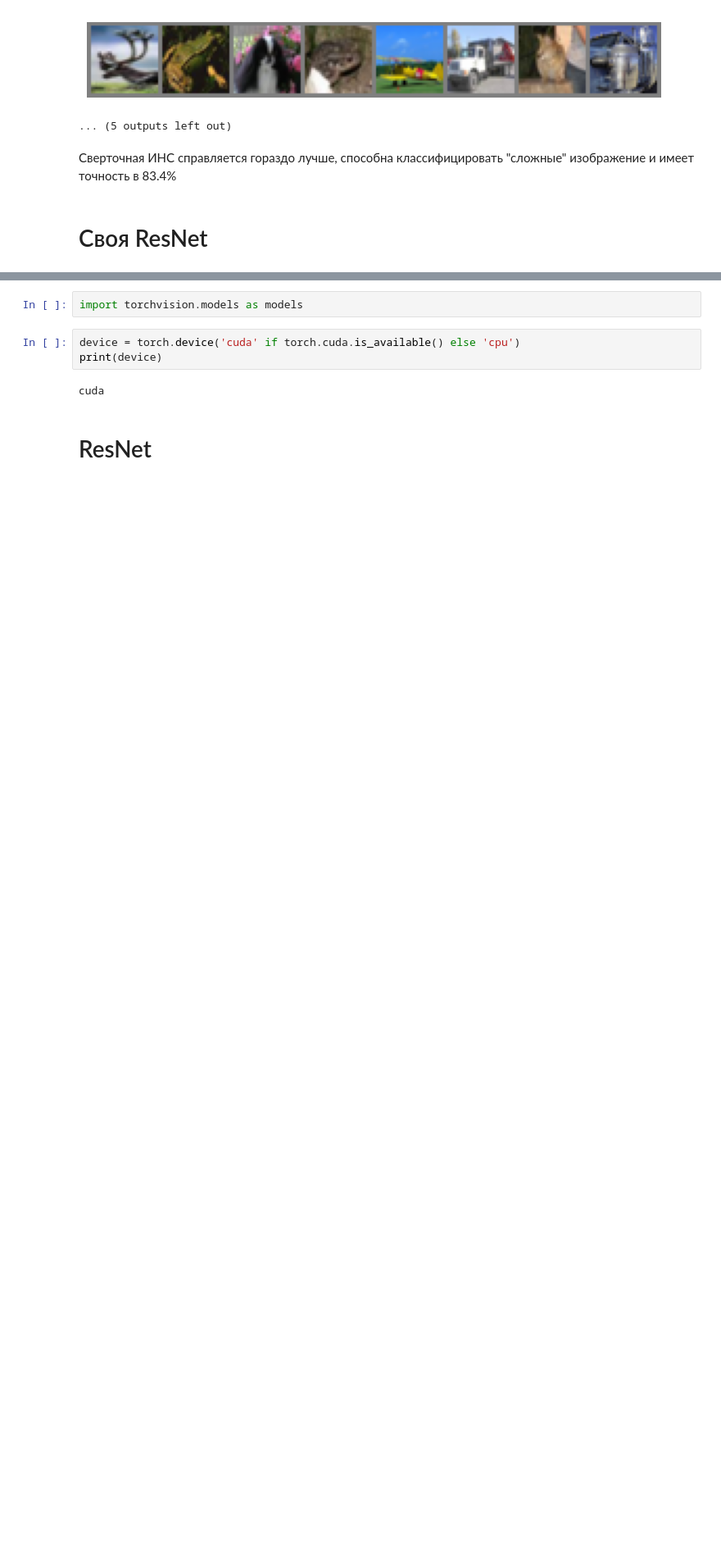
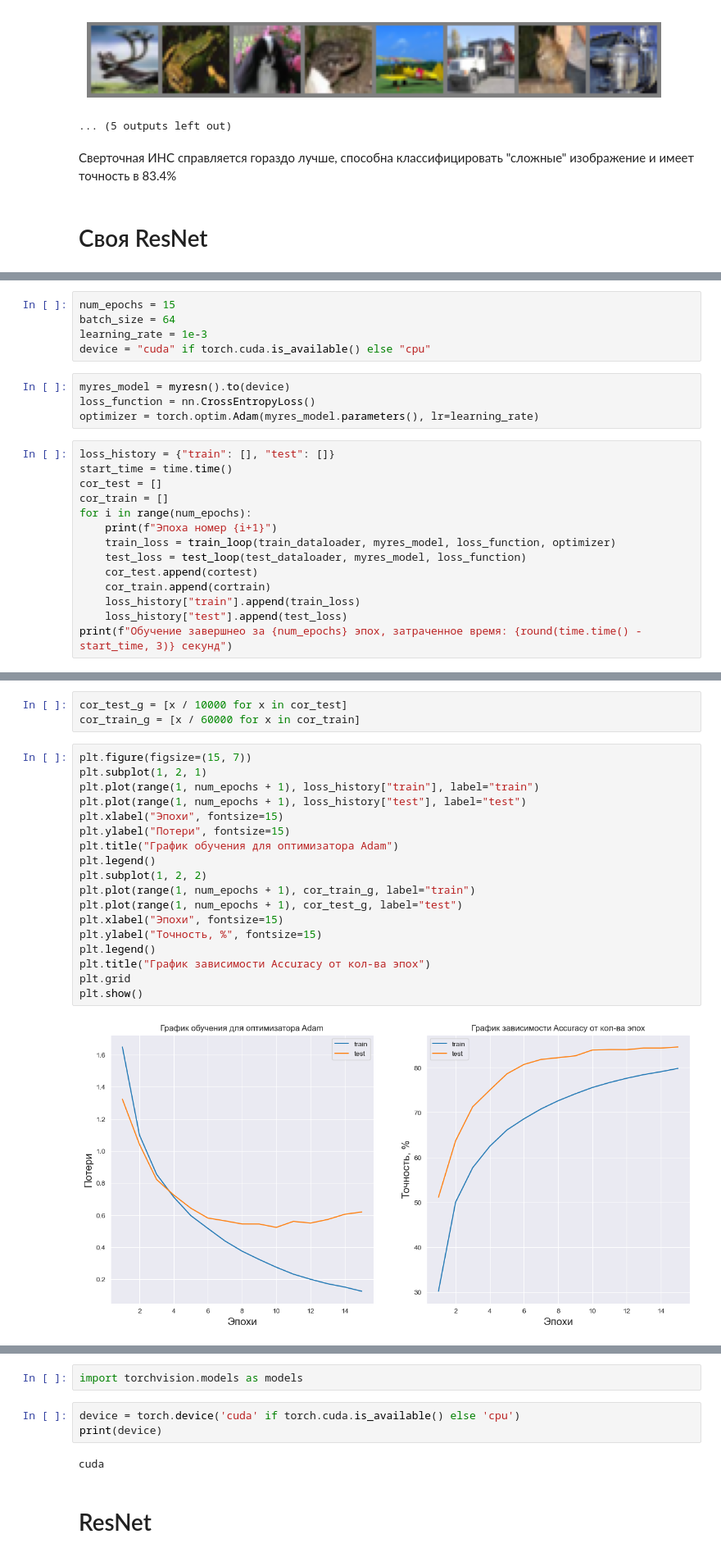
Before and after one commit to ex3del/Pad_jupiter, a Jupyter notebook: cifar_final.ipynb, the cells around one changed output, grey strips where cells are left out. Shown at 82% size. Cells and saved outputs as stored; diff of their text form; blank space fills up the shorter version.

```diff
--- a/cifar_final.ipynb
+++ b/cifar_final.ipynb
@@ -733,0 +858,23 @@ for k in range(1,9):
+# %%
+num_epochs = 15
+batch_size = 64
+learning_rate = 1e-3
+device = "cuda" if torch.cuda.is_available() else "cpu"
+# %%
+myres_model = myresn().to(device)
+loss_function = nn.CrossEntropyLoss()
+optimizer = torch.optim.Adam(myres_model.parameters(), lr=learning_rate)
+# %%
+loss_history = {"train": [], "test": []}
+start_time = time.time()
+cor_test = []
+cor_train = []
+for i in range(num_epochs):
+    print(f"Эпоха номер {i+1}")
+    train_loss = train_loop(train_dataloader, myres_model, loss_function, optimizer)
+    test_loss = test_loop(test_dataloader, myres_model, loss_function)
+    cor_test.append(cortest)
+    cor_train.append(cortrain)
+    loss_history["train"].append(train_loss)
+    loss_history["test"].append(test_loss)
+print(f"Обучение завершнео за {num_epochs} эпох, затраченное время: {round(time.time() - start_time, 3)} секунд")
@@ -733,0 +899,23 @@ for k in range(1,9):
+# %%
+cor_test_g = [x / 10000 for x in cor_test]
+cor_train_g = [x / 60000 for x in cor_train]
+# %%
+plt.figure(figsize=(15, 7))
+plt.subplot(1, 2, 1)
+plt.plot(range(1, num_epochs + 1), loss_history["train"], label="train")
+plt.plot(range(1, num_epochs + 1), loss_history["test"], label="test")
+plt.xlabel("Эпохи", fontsize=15)
+plt.ylabel("Потери", fontsize=15)
+plt.title("График обучения для оптимизатора Adam")
+plt.legend()
+plt.subplot(1, 2, 2)
+plt.plot(range(1, num_epochs + 1), cor_train_g, label="train")
+plt.plot(range(1, num_epochs + 1), cor_test_g, label="test")
+plt.xlabel("Эпохи", fontsize=15)
+plt.ylabel("Точность, %", fontsize=15)
+plt.legend()
+plt.title("График зависимости Accuracy от кол-ва эпох")
+plt.grid
+plt.show()
+# %% [output]
+[figure, added]
```
Also changed, not shown: parts of 13 cells of this notebook, 3 other files.
